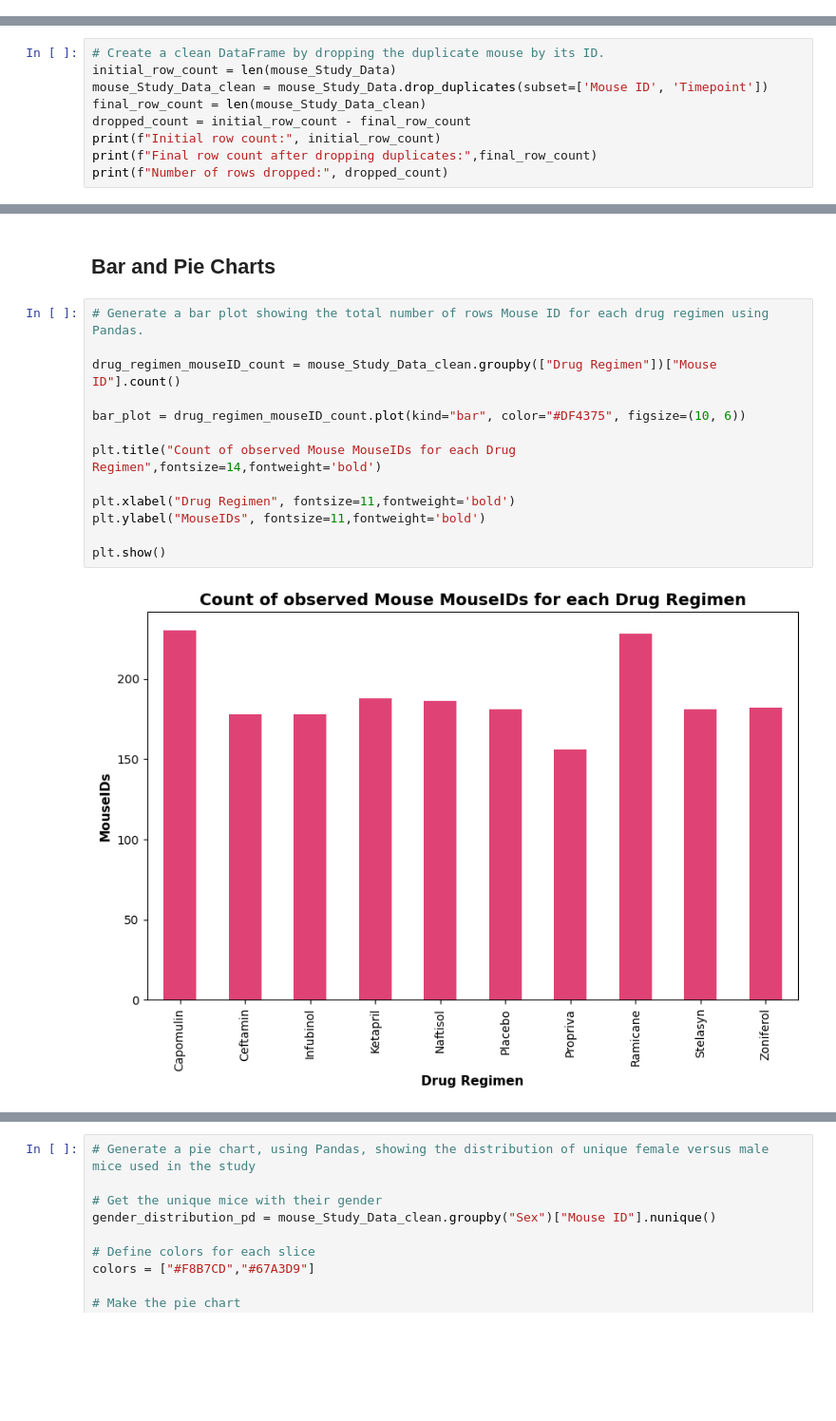
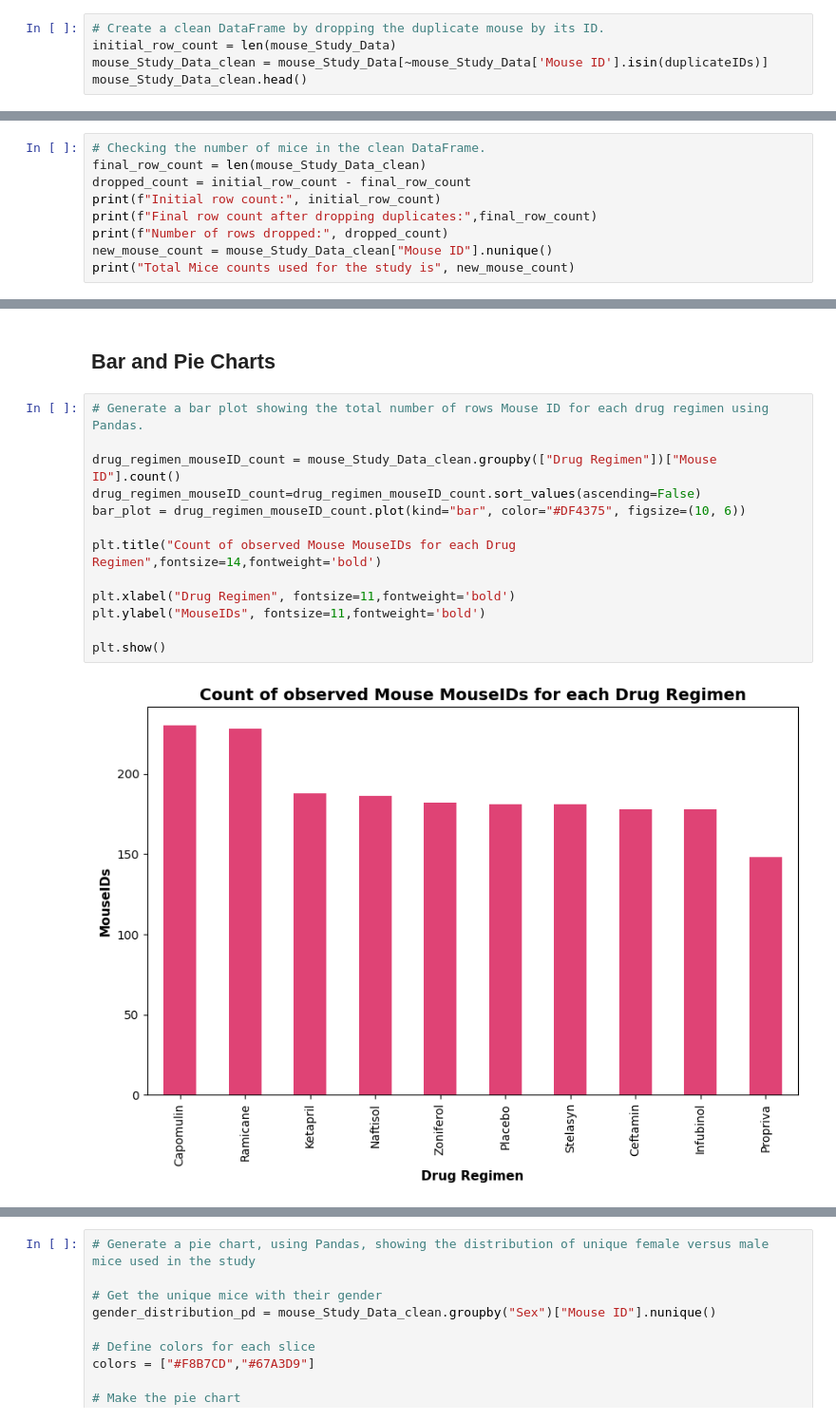
Before and after one commit to Saurabh-Lakhanpal/matplotlib-challenge, a Jupyter notebook: Pymaceuticals/pymaceuticals_solution.ipynb, the cells around one changed output, grey strips where cells are left out. Shown: that part at 95% size. Saved outputs shown, nothing was run; the diff lists cells and outputs as text; blank space fills up the shorter version.

```diff
--- a/Pymaceuticals/pymaceuticals_solution.ipynb
+++ b/Pymaceuticals/pymaceuticals_solution.ipynb
@@ -106,3 +106,8 @@ duplicates
 | 1195 | g989 | 25 | 56.045564 | 1 | Propriva | Female | 21 | ... |
 | 1380 | g989 | 30 | 59.082294 | 1 | Propriva | Female | 21 | ... |
 | 1592 | g989 | 35 | 62.570880 | 2 | Propriva | Female | 21 | ... |
+# %%
+# Create a clean DataFrame by dropping the duplicate mouse by its ID.
+initial_row_count = len(mouse_Study_Data)
+mouse_Study_Data_clean = mouse_Study_Data[~mouse_Study_Data['Mouse ID'].isin(duplicateIDs)]
+mouse_Study_Data_clean.head()
@@ -109,11 +121,11 @@ duplicates
 # %%
-# Create a clean DataFrame by dropping the duplicate mouse by its ID.
-initial_row_count = len(mouse_Study_Data)
-mouse_Study_Data_clean = mouse_Study_Data.drop_duplicates(subset=['Mouse ID', 'Timepoint'])
+# Checking the number of mice in the clean DataFrame.
 final_row_count = len(mouse_Study_Data_clean)
 dropped_count = initial_row_count - final_row_count
 print(f"Initial row count:", initial_row_count)
 print(f"Final row count after dropping duplicates:",final_row_count)
 print(f"Number of rows dropped:", dropped_count)
+new_mouse_count = mouse_Study_Data_clean["Mouse ID"].nunique()
+print("Total Mice counts used for the study is", new_mouse_count)
 # %% [output]
 Initial row count: 1893
@@ -202,16 +206,16 @@ drug_regimen_agg
 # %%
 # Generate a bar plot showing the total number of rows Mouse ID for each drug regimen using Pandas.
 
 drug_regimen_mouseID_count = mouse_Study_Data_clean.groupby(["Drug Regimen"])["Mouse ID"].count()
-
+drug_regimen_mouseID_count=drug_regimen_mouseID_count.sort_values(ascending=False)
 bar_plot = drug_regimen_mouseID_count.plot(kind="bar", color="#DF4375", figsize=(10, 6))
 
 plt.title("Count of observed Mouse MouseIDs for each Drug Regimen",fontsize=14,fontweight='bold')
 
 plt.xlabel("Drug Regimen", fontsize=11,fontweight='bold')
 plt.ylabel("MouseIDs", fontsize=11,fontweight='bold')
 
 plt.show()
 # %% [output]
-[figure, old version]
+[figure, new version]
 # %%
```
Also changed, not shown: parts of 18 cells of this notebook, 2 other files.
